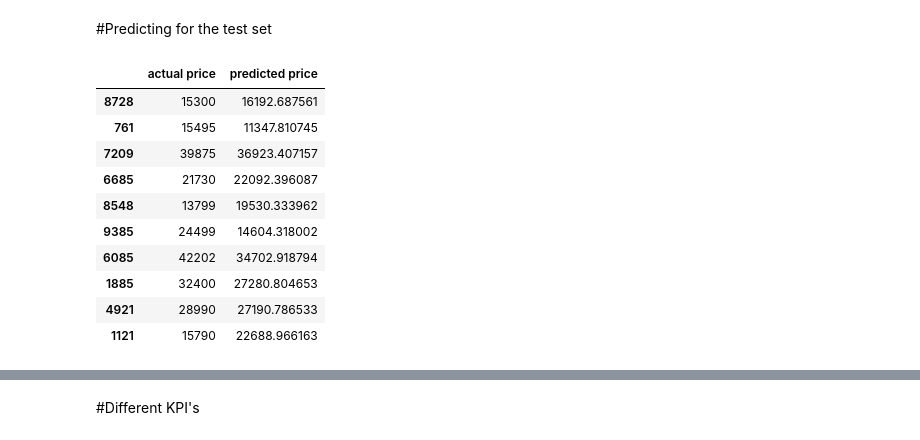
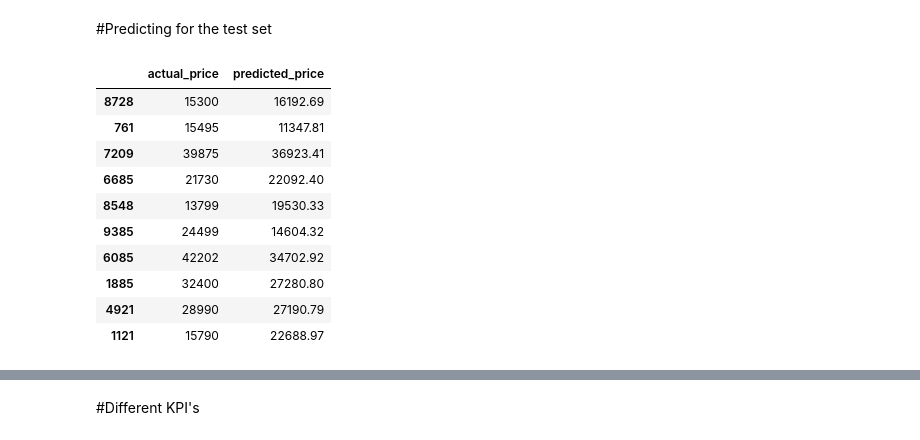
Before and after one commit to polock11/bmw_used_cars_analysis, a Jupyter notebook: bmw_used_car_prediction.ipynb, the cells around one changed output, grey strips where cells are left out. Drawn from its saved outputs; the diff is of its cells as text; code cells hidden in the pictures.

```diff
--- a/bmw_used_car_prediction.ipynb
+++ b/bmw_used_car_prediction.ipynb
@@ -110,19 +112,19 @@ model = model.fit(X_train, y_train)
 # %%
 y_pred = model.predict(X_test)
 
-temp_df = pd.DataFrame({'actual price': y_test,
-                        'predicted price': y_pred})
+temp_df = pd.DataFrame({'actual_price': y_test,
+                        'predicted_price': np.round(y_pred,2)})
 
 temp_df.head(10)
 # %% [output]
-|  | actual price | predicted price |
-| 8728 | 15300 | 16192.687561 |
-| 761 | 15495 | 11347.810745 |
-| 7209 | 39875 | 36923.407157 |
-| 6685 | 21730 | 22092.396087 |
-| 8548 | 13799 | 19530.333962 |
-| 9385 | 24499 | 14604.318002 |
-| 6085 | 42202 | 34702.918794 |
-| 1885 | 32400 | 27280.804653 |
-| 4921 | 28990 | 27190.786533 |
-| 1121 | 15790 | 22688.966163 |
+|  | actual_price | predicted_price |
+| 8728 | 15300 | 16192.69 |
+| 761 | 15495 | 11347.81 |
+| 7209 | 39875 | 36923.41 |
+| 6685 | 21730 | 22092.40 |
+| 8548 | 13799 | 19530.33 |
+| 9385 | 24499 | 14604.32 |
+| 6085 | 42202 | 34702.92 |
+| 1885 | 32400 | 27280.80 |
+| 4921 | 28990 | 27190.79 |
+| 1121 | 15790 | 22688.97 |
```
Also changed, not shown: parts of 3 cells of this notebook.
